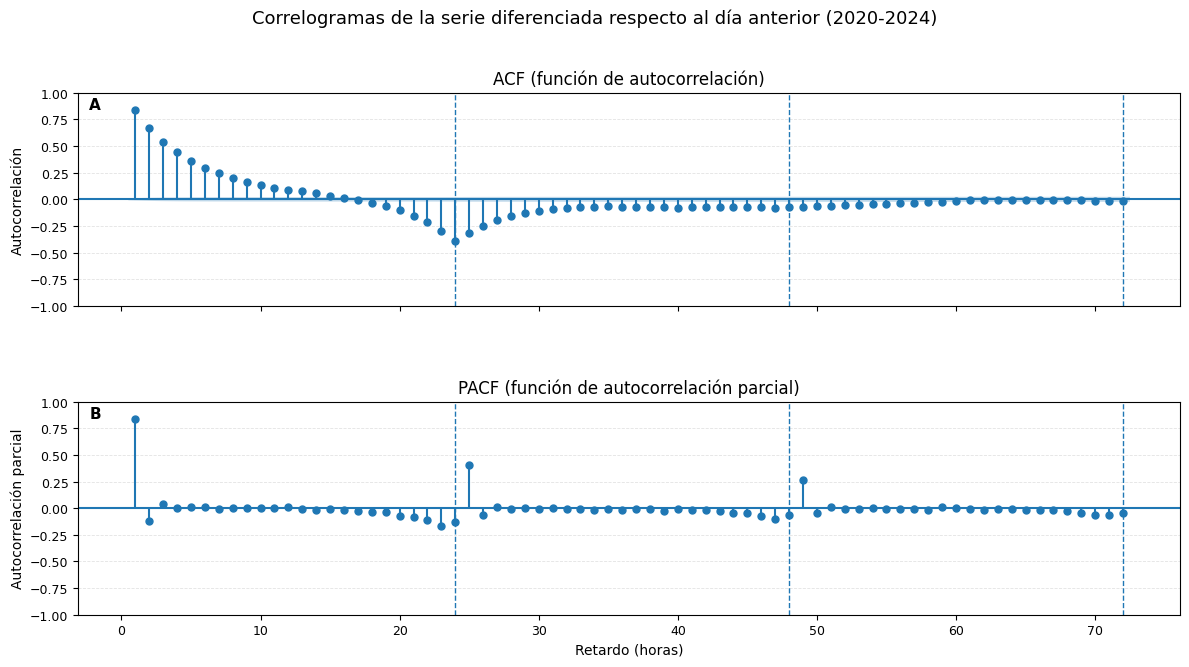
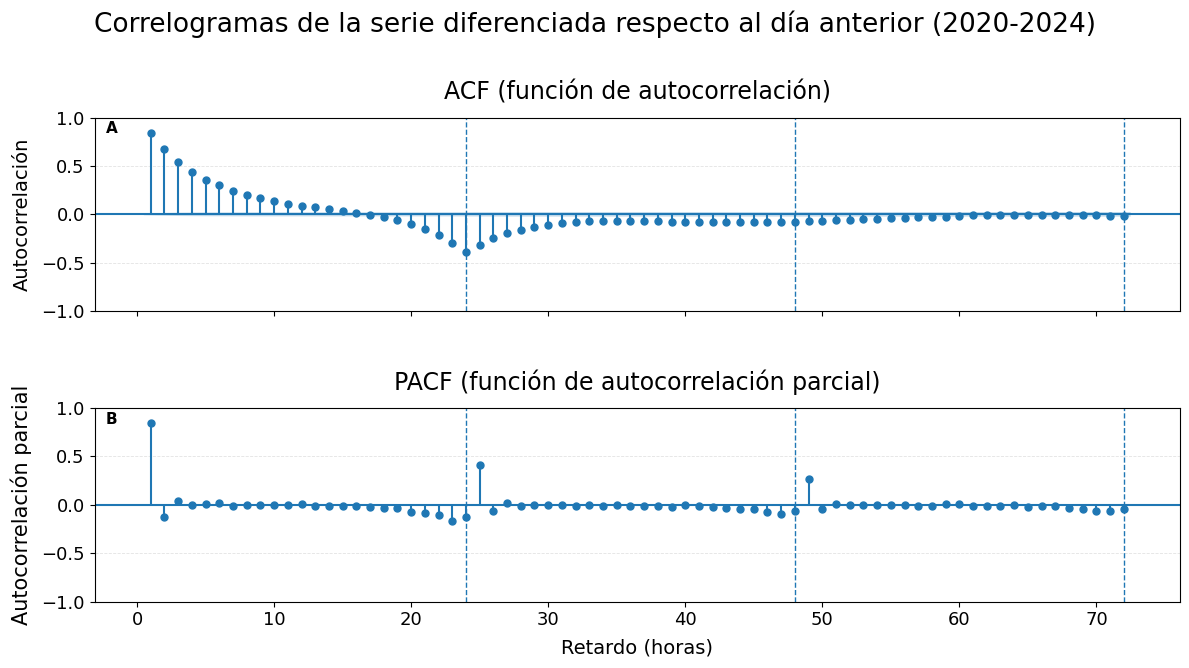
The notebook cell's code change between the first figure and the second:
--- before
+++ after
@@ -30,8 +30,10 @@
     axes[0].axvline(lag, linestyle="--", linewidth=1)
 
-axes[0].set_title("ACF (función de autocorrelación)")
-axes[0].set_ylabel("Autocorrelación")
+axes[0].set_title("ACF (función de autocorrelación)", fontsize = 17, pad = 13)
+axes[0].set_ylabel("Autocorrelación", fontsize = 14, labelpad = 7)
 axes[0].grid(axis="y", linestyle="--", linewidth=0.6, alpha=0.35)
 add_panel_label(axes[0], "A")
+
+axes[0].tick_params(labelsize=13)
 
 plot_pacf(
@@ -46,14 +48,16 @@
     axes[1].axvline(lag, linestyle="--", linewidth=1)
 
-axes[1].set_title("PACF (función de autocorrelación parcial)")
-axes[1].set_xlabel("Retardo (horas)")
-axes[1].set_ylabel("Autocorrelación parcial")
+axes[1].set_title("PACF (función de autocorrelación parcial)", fontsize = 17, pad = 13)
+axes[1].set_xlabel("Retardo (horas)", fontsize = 14, labelpad = 7)
+axes[1].set_ylabel("Autocorrelación parcial", fontsize = 15, labelpad = 7)
 axes[1].grid(axis="y", linestyle="--", linewidth=0.6, alpha=0.35)
 add_panel_label(axes[1], "B")
 
-fig.suptitle("Correlogramas de la serie diferenciada respecto al día anterior (2020-2024)", y=1.02)
+axes[1].tick_params(labelsize=13)
+
+fig.suptitle("Correlogramas de la serie diferenciada respecto al día anterior (2020-2024)", y=1.02, fontsize = 19)
 
 fig.tight_layout()
-fig.subplots_adjust(hspace=0.45)
+fig.subplots_adjust(hspace=0.5)
 
 save_final_figure(fig, "fig_eda_07_diff24_correlograms.png")

Commit: Changes